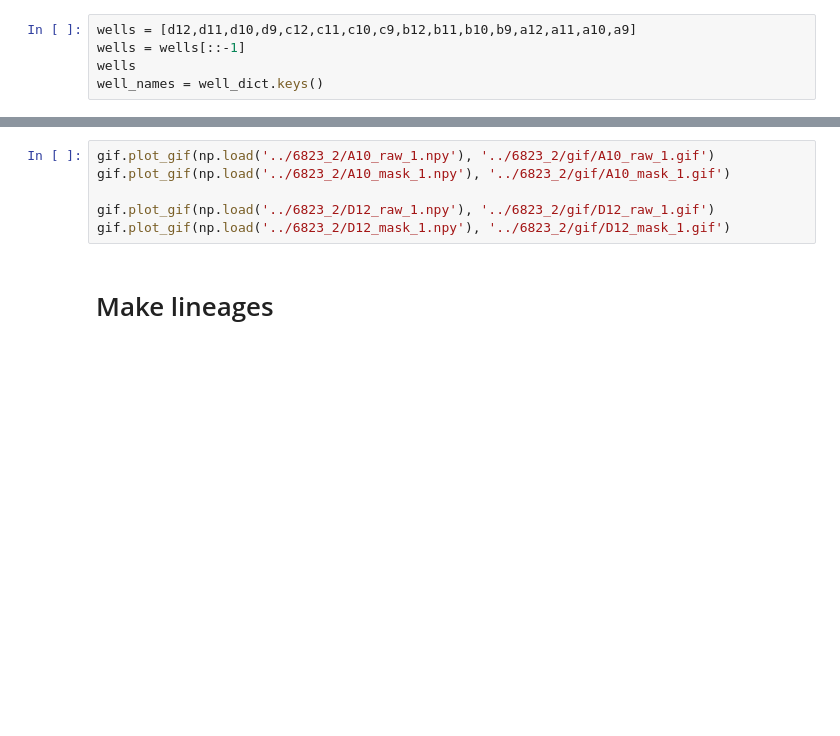
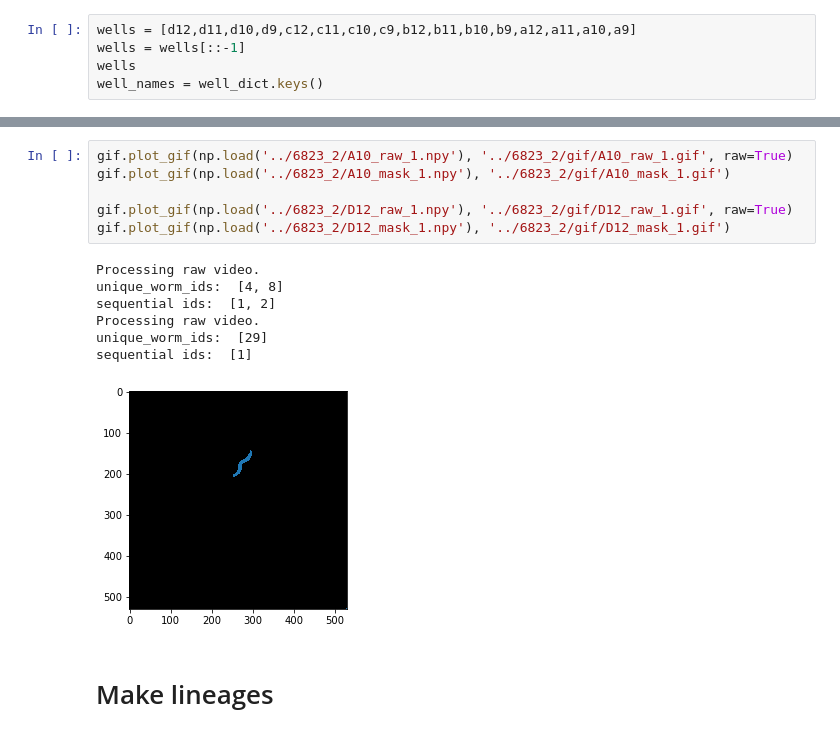
Before and after one commit to RosaryYao/msc_wormtracking, a Jupyter notebook: 6823_2.ipynb, the cells around one changed output, grey strips where cells are left out. Cells and saved outputs as stored; diff of their text form; blank space fills up the shorter version.

```diff
--- a/6823_2.ipynb
+++ b/6823_2.ipynb
@@ -111,9 +146,17 @@ for well_name in well_names:
 # %%
-gif.plot_gif(np.load('../6823_2/A10_raw_1.npy'), '../6823_2/gif/A10_raw_1.gif')
+gif.plot_gif(np.load('../6823_2/A10_raw_1.npy'), '../6823_2/gif/A10_raw_1.gif', raw=True)
 gif.plot_gif(np.load('../6823_2/A10_mask_1.npy'), '../6823_2/gif/A10_mask_1.gif')
 
-gif.plot_gif(np.load('../6823_2/D12_raw_1.npy'), '../6823_2/gif/D12_raw_1.gif')
+gif.plot_gif(np.load('../6823_2/D12_raw_1.npy'), '../6823_2/gif/D12_raw_1.gif', raw=True)
 gif.plot_gif(np.load('../6823_2/D12_mask_1.npy'), '../6823_2/gif/D12_mask_1.gif')
+# %% [output]
+Processing raw video.
+unique_worm_ids:  [4, 8]
+sequential ids:  [1, 2]
+Processing raw video.
+unique_worm_ids:  [29]
+sequential ids:  [1]
+[figure, added]
 # %% [markdown]
 # Make lineages
 # %%
```
Also changed, not shown: parts of 6 cells of this notebook, 2 other files.
